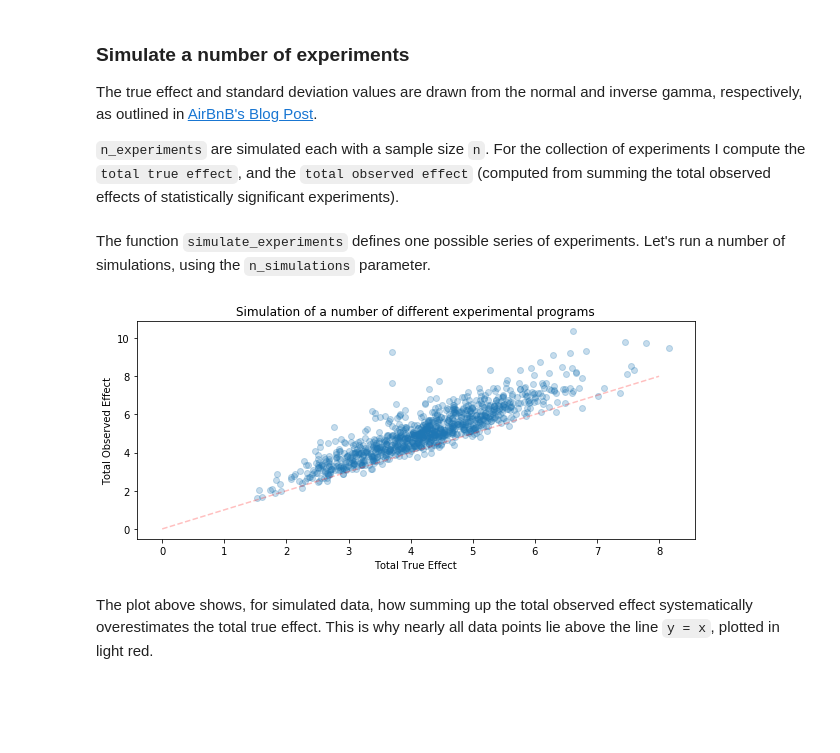
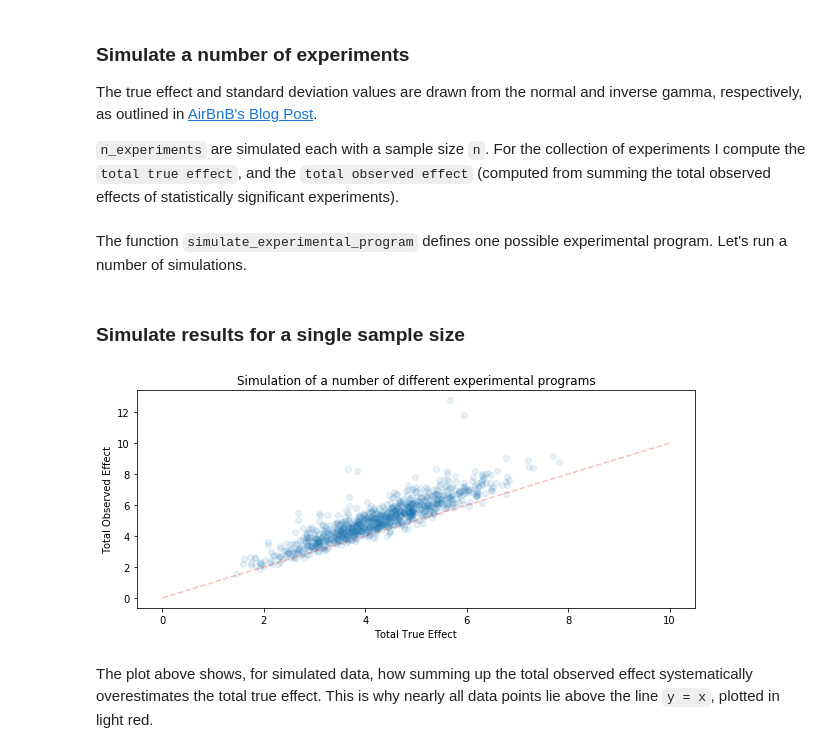
Before and after one commit to IwanThomas/blog_posts, a Jupyter notebook: winners_curse.ipynb, the cells around one changed output. Drawn from its saved outputs; the diff is of its cells as text; code cells hidden in the pictures; blank space fills up the shorter version.

```diff
--- a/winners_curse.ipynb
+++ b/winners_curse.ipynb
@@ -47,7 +42,7 @@ The true effect and standard deviation values are drawn from the normal and inve
 
 `n_experiments` are simulated each with a sample size `n`. For the collection of experiments I compute the `total true effect`, and the `total observed effect` (computed from summing the total observed effects of statistically significant experiments).
 # %%
-def simulate_experiments(n_experiments, n):
+def simulate_experimental_program(n_experiments, n):
     tes = stats.norm(loc=.2, scale=.2).rvs(size=n_experiments)   # true effects
     sds = stats.invgamma(a=3, scale=1).rvs(size=n_experiments)   # standard deviations
 
@@ -59,35 +54,43 @@ def simulate_experiments(n_experiments, n):
 
     return total_true_effect, total_observed_effect
 # %% [markdown]
-The function `simulate_experiments` defines one possible series of experiments. Let's run a number of simulations, using the `n_simulations` parameter.
+The function `simulate_experimental_program` defines one possible experimental program. Let's run a number of simulations.
 # %%
-n_simulations = 1000
-
-total_true_effects = []
-total_observed_effects = []
-for _ in range(n_simulations):
-    total_true_effect, total_observed_effect = simulate_experiments(n_experiments=30, n=10)
-    total_true_effects.append(total_true_effect)
-    total_observed_effects.append(total_observed_effect)
+def simulate_programs(n_simulations, n_experiments, n):
+    total_true_effects = []
+    total_observed_effects = []
+    for _ in range(n_simulations):
+        total_true_effect, total_observed_effect = simulate_experimental_program(n_experiments, n)
+        total_true_effects.append(total_true_effect)
+        total_observed_effects.append(total_observed_effect)
+    return total_true_effects, total_observed_effects
+# %% [markdown]
+### Simulate results for a single sample size
 # %%
-df = pd.DataFrame(index = total_true_effects,
+total_true_effects, total_observed_effects = simulate_programs(
+    n_simulations=1000,
+    n_experiments=30,
+    n=10
+)
+
+df_single_n = pd.DataFrame(index = total_true_effects,
                   data = total_observed_effects,
                   columns = ['Bottoms-up Effect'])
-df.index.name = 'True Effect'
+df_single_n.index.name = 'True Effect'
 # %%
 fig, ax = plt.subplots(1,1,figsize=(10,4))
-df.plot(style='o', alpha=0.25, ax=ax)
+df_single_n.plot(style='o', alpha=0.1, ax=ax)
 
 plt.ylabel('Total Observed Effect')
 plt.xlabel('Total True Effect')
 plt.title('Simulation of a number of different experimental programs')
 ax.legend().set_visible(False)
 
 # plot an y = x line
 x = np.linspace(0, int(np.max(total_true_effects)), 100)
 plt.plot(x,x, '--r', alpha=0.25);
 # %% [output]
-[figure, old version]
+[figure, new version]
 # %% [markdown]
 The plot above shows, for simulated data, how summing up the total observed effect systematically overestimates the total true effect. This is why nearly all data points lie above the line `y = x`, plotted in light red.
 # %% [markdown]
```
Also changed, not shown: parts of 12 cells of this notebook.
